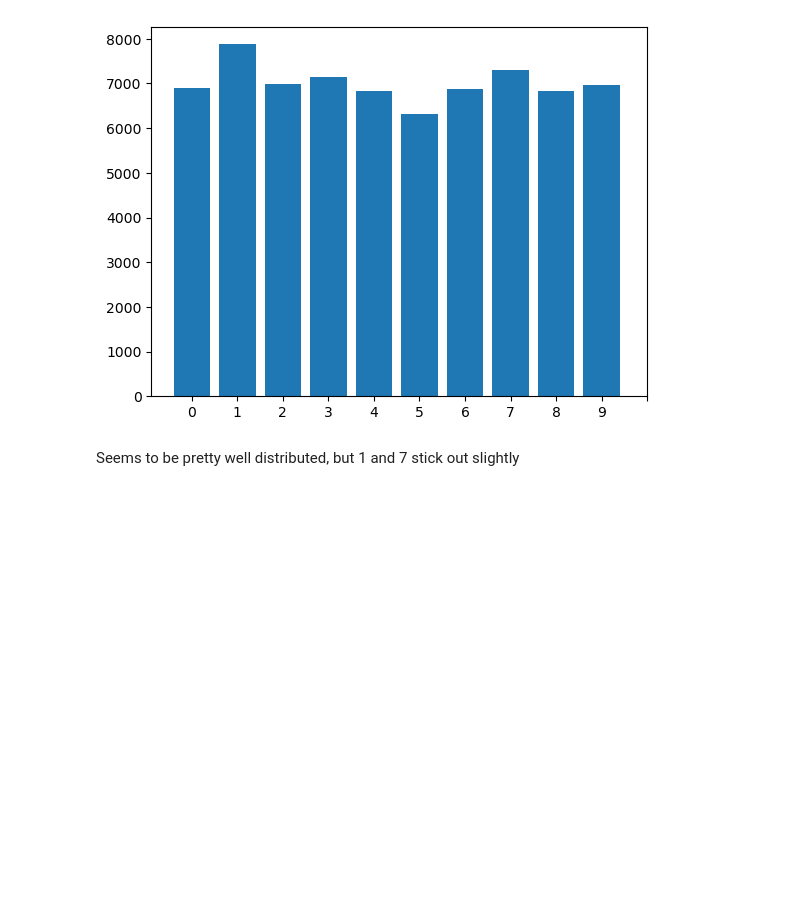
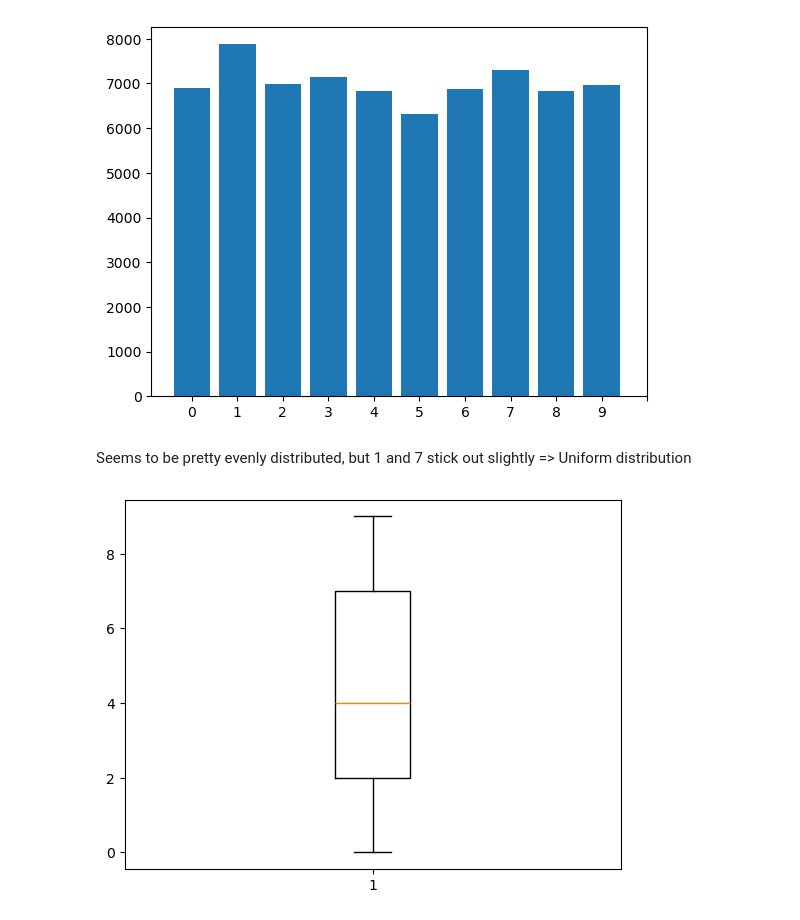
Before and after one commit to F-Fer/HOML-3_Exercises, a Jupyter notebook: MySolutions/Chapter-3/Chapter-3.ipynb, the cells around one changed output. Saved outputs shown, nothing was run; the diff lists cells and outputs as text; code cells hidden in the pictures; blank space fills up the shorter version.

```diff
--- a/MySolutions/Chapter-3/Chapter-3.ipynb
+++ b/MySolutions/Chapter-3/Chapter-3.ipynb
@@ -54,4 +136,10 @@ plt.show()
 # %% [output]
 [figure]
 # %% [markdown]
-Seems to be pretty well distributed, but 1 and 7 stick out slightly
+Seems to be pretty evenly distributed, but 1 and 7 stick out slightly
+=> Uniform distribution
+# %%
+plt.boxplot(y_.astype(int))
+plt.show()
+# %% [output]
+[figure, added]
```
Also changed, not shown: parts of 22 cells of this notebook, 1 other file.
